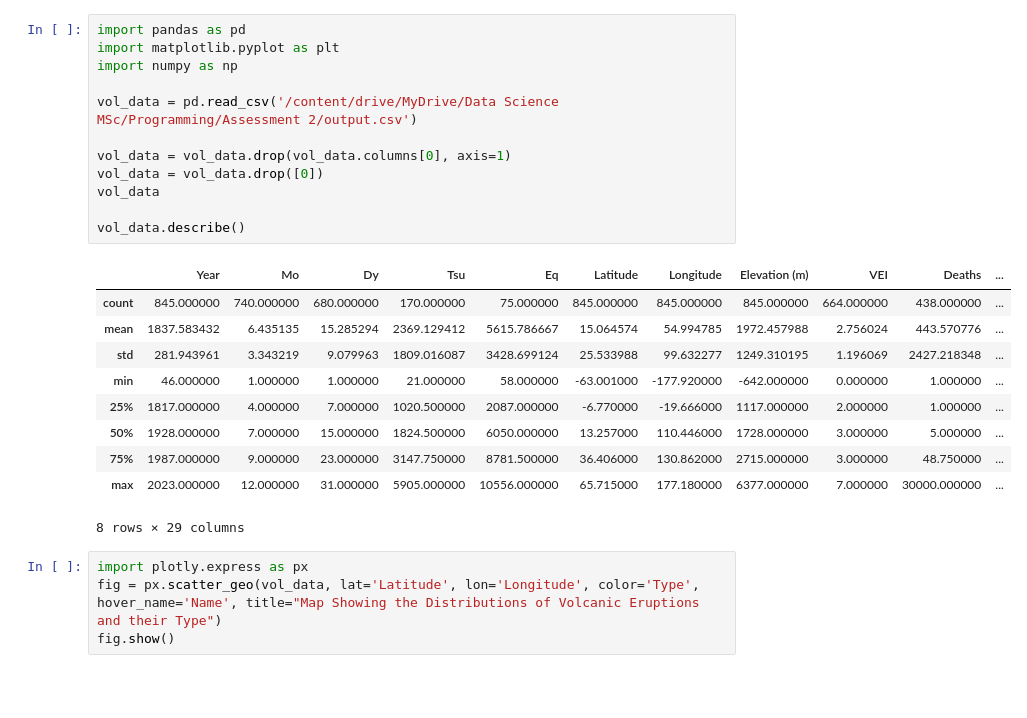
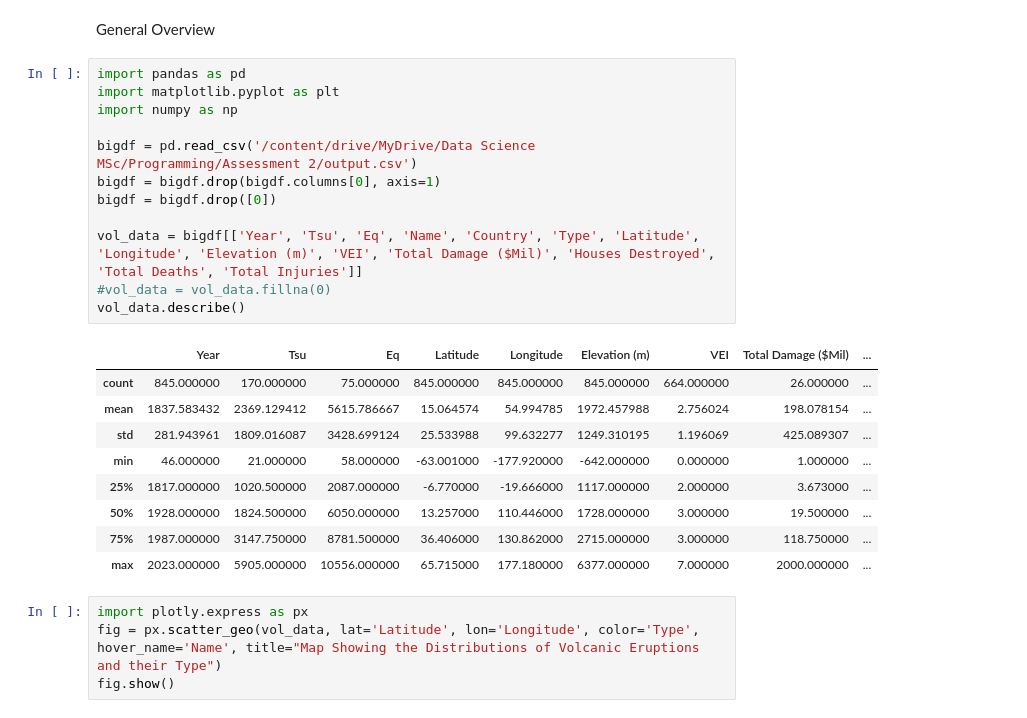
Before and after one commit to gnc506/ProgFinalAssess2, a Jupyter notebook: Volcanos_Assessment_main.ipynb, the cells around one changed output. Drawn from its saved outputs; the diff is of its cells as text; blank space fills up the shorter version.

```diff
--- a/Volcanos_Assessment_main.ipynb
+++ b/Volcanos_Assessment_main.ipynb
@@ -3,26 +3,27 @@
+# %% [markdown]
+General Overview
 # %%
 import pandas as pd
 import matplotlib.pyplot as plt
 import numpy as np
 
-vol_data = pd.read_csv('/content/drive/MyDrive/Data Science MSc/Programming/Assessment 2/output.csv')
+bigdf = pd.read_csv('/content/drive/MyDrive/Data Science MSc/Programming/Assessment 2/output.csv')
+bigdf = bigdf.drop(bigdf.columns[0], axis=1)
+bigdf = bigdf.drop([0])
 
-vol_data = vol_data.drop(vol_data.columns[0], axis=1)
-vol_data = vol_data.drop([0])
-vol_data
-
+vol_data = bigdf[['Year', 'Tsu', 'Eq', 'Name', 'Country', 'Type', 'Latitude', 'Longitude', 'Elevation (m)', 'VEI', 'Total Damage ($Mil)', 'Houses Destroyed', 'Total Deaths', 'Total Injuries']]
+#vol_data = vol_data.fillna(0)
 vol_data.describe()
 # %% [output]
-|  | Year | Mo | Dy | Tsu | Eq | Latitude | Longitude | Elevation (m) | VEI | Deaths | ... |
-| count | 845.000000 | 740.000000 | 680.000000 | 170.000000 | 75.000000 | 845.000000 | 845.000000 | 845.000000 | 664.000000 | 438.000000 | ... |
-| mean | 1837.583432 | 6.435135 | 15.285294 | 2369.129412 | 5615.786667 | 15.064574 | 54.994785 | 1972.457988 | 2.756024 | 443.570776 | ... |
-| std | 281.943961 | 3.343219 | 9.079963 | 1809.016087 | 3428.699124 | 25.533988 | 99.632277 | 1249.310195 | 1.196069 | 2427.218348 | ... |
-| min | 46.000000 | 1.000000 | 1.000000 | 21.000000 | 58.000000 | -63.001000 | -177.920000 | -642.000000 | 0.000000 | 1.000000 | ... |
-| 25% | 1817.000000 | 4.000000 | 7.000000 | 1020.500000 | 2087.000000 | -6.770000 | -19.666000 | 1117.000000 | 2.000000 | 1.000000 | ... |
-| 50% | 1928.000000 | 7.000000 | 15.000000 | 1824.500000 | 6050.000000 | 13.257000 | 110.446000 | 1728.000000 | 3.000000 | 5.000000 | ... |
-| 75% | 1987.000000 | 9.000000 | 23.000000 | 3147.750000 | 8781.500000 | 36.406000 | 130.862000 | 2715.000000 | 3.000000 | 48.750000 | ... |
-| max | 2023.000000 | 12.000000 | 31.000000 | 5905.000000 | 10556.000000 | 65.715000 | 177.180000 | 6377.000000 | 7.000000 | 30000.000000 | ... |
+|  | Year | Tsu | Eq | Latitude | Longitude | Elevation (m) | VEI | Total Damage ($Mil) | ... |
+| count | 845.000000 | 170.000000 | 75.000000 | 845.000000 | 845.000000 | 845.000000 | 664.000000 | 26.000000 | ... |
+| mean | 1837.583432 | 2369.129412 | 5615.786667 | 15.064574 | 54.994785 | 1972.457988 | 2.756024 | 198.078154 | ... |
+| std | 281.943961 | 1809.016087 | 3428.699124 | 25.533988 | 99.632277 | 1249.310195 | 1.196069 | 425.089307 | ... |
+| min | 46.000000 | 21.000000 | 58.000000 | -63.001000 | -177.920000 | -642.000000 | 0.000000 | 1.000000 | ... |
+| 25% | 1817.000000 | 1020.500000 | 2087.000000 | -6.770000 | -19.666000 | 1117.000000 | 2.000000 | 3.673000 | ... |
+| 50% | 1928.000000 | 1824.500000 | 6050.000000 | 13.257000 | 110.446000 | 1728.000000 | 3.000000 | 19.500000 | ... |
+| 75% | 1987.000000 | 3147.750000 | 8781.500000 | 36.406000 | 130.862000 | 2715.000000 | 3.000000 | 118.750000 | ... |
+| max | 2023.000000 | 5905.000000 | 10556.000000 | 65.715000 | 177.180000 | 6377.000000 | 7.000000 | 2000.000000 | ... |
-8 rows × 29 columns
 # %%
 import plotly.express as px
 fig = px.scatter_geo(vol_data, lat='Latitude', lon='Longitude', color='Type', hover_name='Name', title="Map Showing the Distributions of Volcanic Eruptions and their Type")
```
Also changed, not shown: parts of 25 cells of this notebook.
